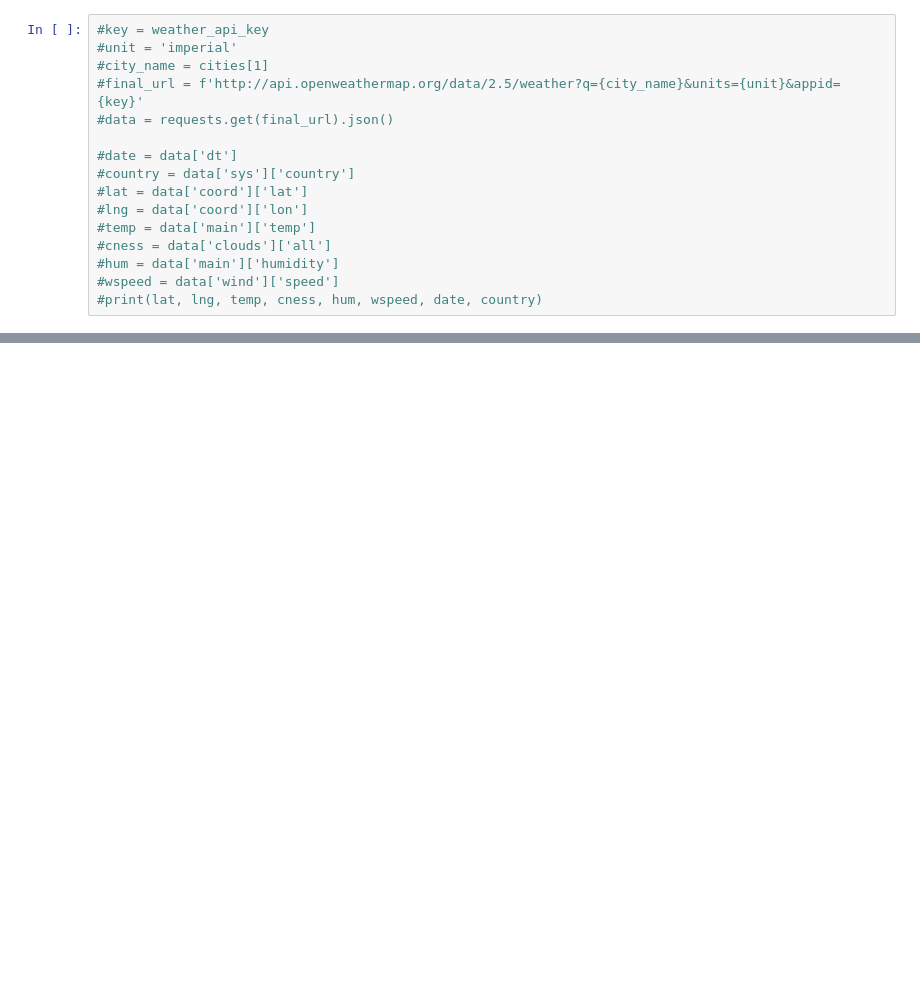
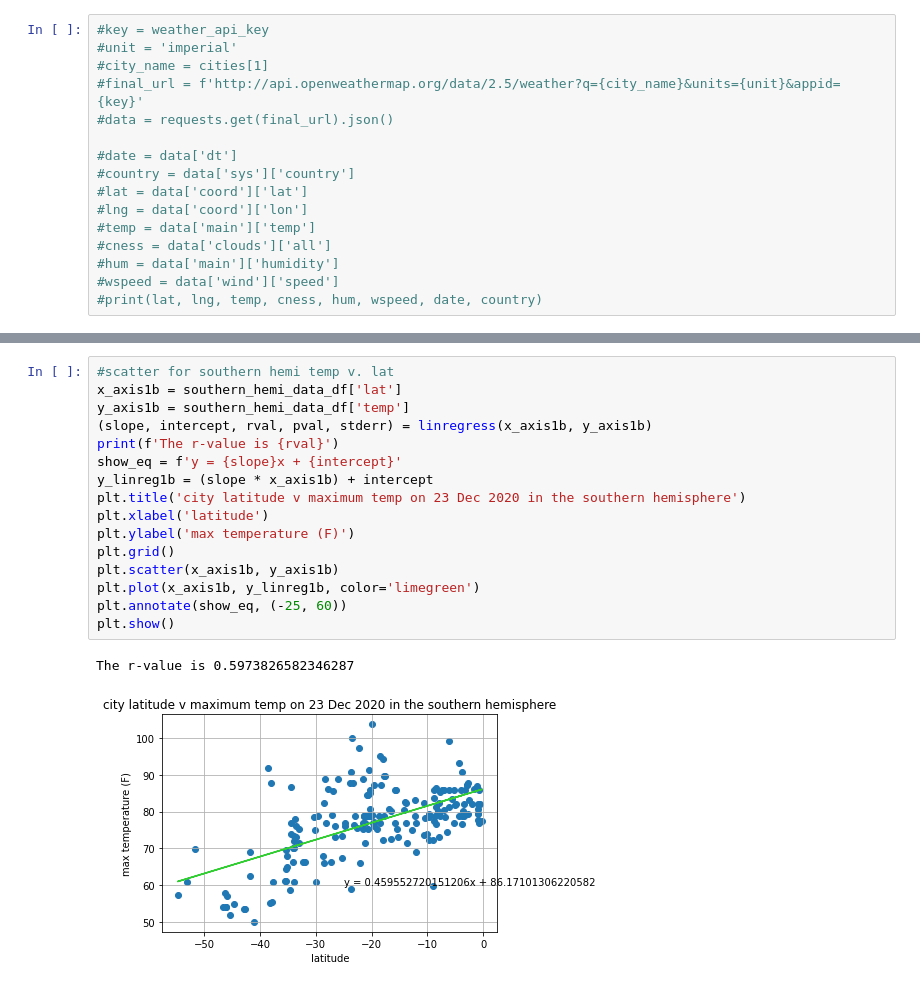
Before and after one commit to sarahDH615/python-api-challenge, a Jupyter notebook: weatherpy/weatherpy.ipynb, the cells around one changed output, grey strips where cells are left out. Drawn from its saved outputs; the diff is of its cells as text; blank space fills up the shorter version.

```diff
--- a/weatherpy/weatherpy.ipynb
+++ b/weatherpy/weatherpy.ipynb
@@ -293,0 +302,19 @@ The above graph shows a linear regression done on the latitude of all of the 564
+# %%
+#scatter for southern hemi temp v. lat
+x_axis1b = southern_hemi_data_df['lat']
+y_axis1b = southern_hemi_data_df['temp']
+(slope, intercept, rval, pval, stderr) = linregress(x_axis1b, y_axis1b)
+print(f'The r-value is {rval}')
+show_eq = f'y = {slope}x + {intercept}'
+y_linreg1b = (slope * x_axis1b) + intercept
+plt.title('city latitude v maximum temp on 23 Dec 2020 in the southern hemisphere')
+plt.xlabel('latitude')
+plt.ylabel('max temperature (F)')
+plt.grid()
+plt.scatter(x_axis1b, y_axis1b)
+plt.plot(x_axis1b, y_linreg1b, color='limegreen')
+plt.annotate(show_eq, (-25, 60))
+plt.show()
+# %% [output]
+The r-value is 0.5973826582346287
+[figure, added]
```
Also changed, not shown: parts of 25 cells of this notebook, 1 other file.
